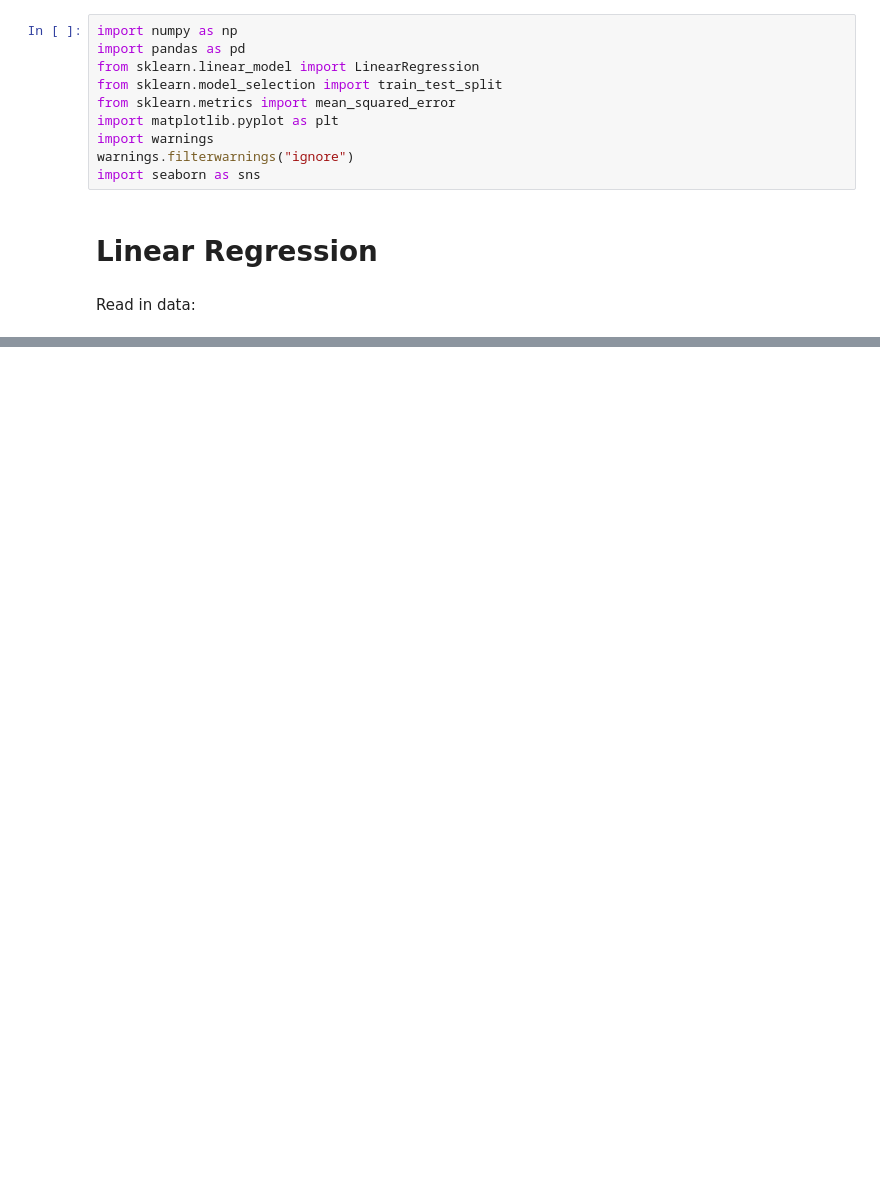
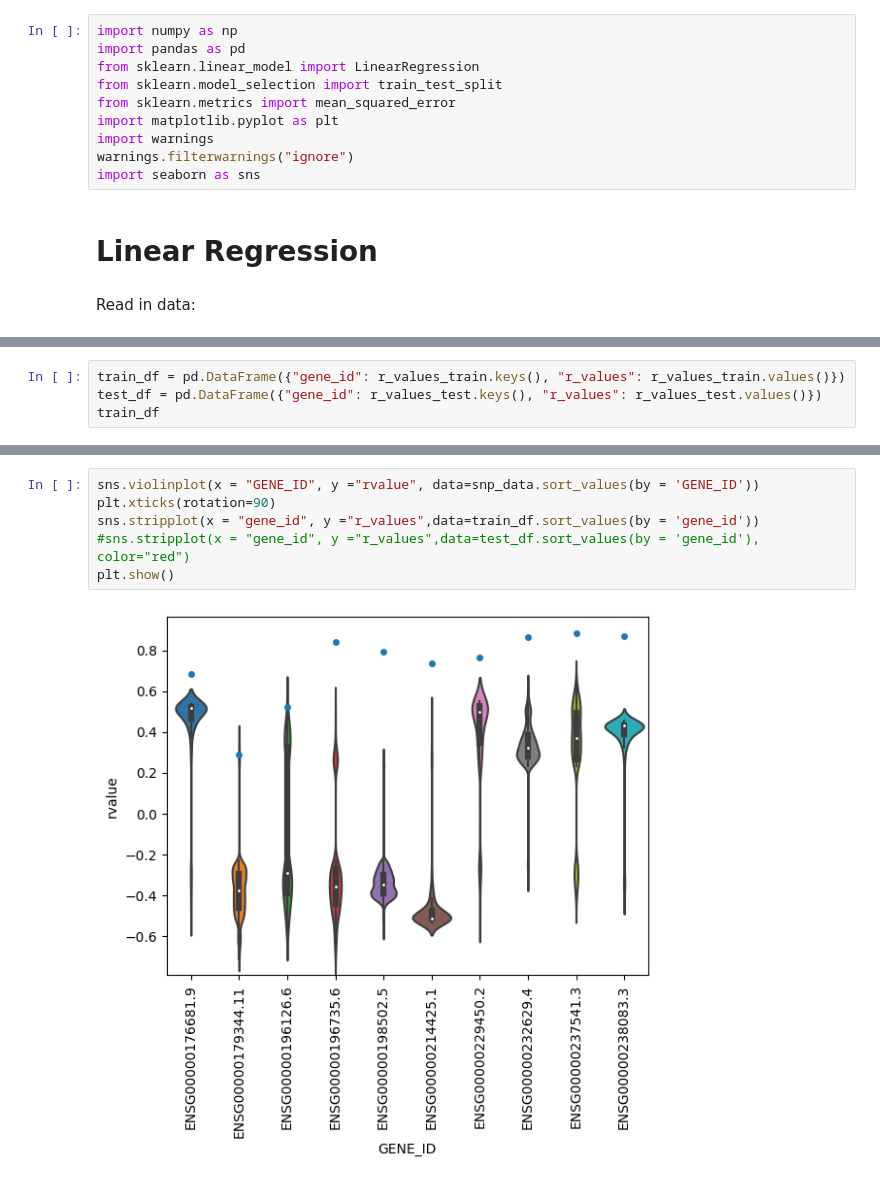
Before and after one commit to SarahOuologuem/lm-eqtl, a Jupyter notebook: task2/linear_regression.ipynb, the cells around one changed output, grey strips where cells are left out. Drawn from its saved outputs; the diff is of its cells as text; blank space fills up the shorter version.

```diff
--- a/task2/linear_regression.ipynb
+++ b/task2/linear_regression.ipynb
@@ -145,0 +120,4 @@ plt.show()
+# %%
+train_df = pd.DataFrame({"gene_id": r_values_train.keys(), "r_values": r_values_train.values()})
+test_df = pd.DataFrame({"gene_id": r_values_test.keys(), "r_values": r_values_test.values()})
+train_df
@@ -145,0 +136,8 @@ plt.show()
+# %%
+sns.violinplot(x = "GENE_ID", y ="rvalue", data=snp_data.sort_values(by = 'GENE_ID'))
+plt.xticks(rotation=90)
+sns.stripplot(x = "gene_id", y ="r_values",data=train_df.sort_values(by = 'gene_id'))
+#sns.stripplot(x = "gene_id", y ="r_values",data=test_df.sort_values(by = 'gene_id'), color="red")
+plt.show()
+# %% [output]
+[figure, added]
```
Also changed, not shown: parts of 28 cells of this notebook.
